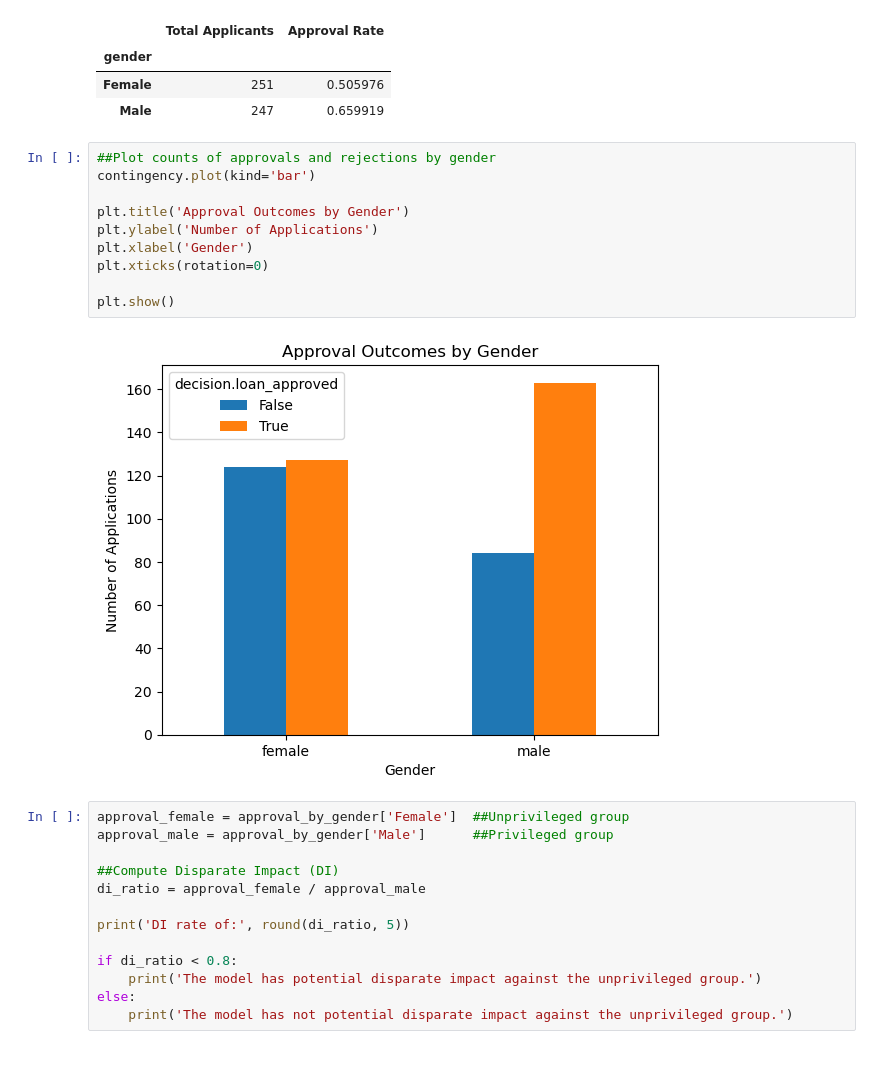
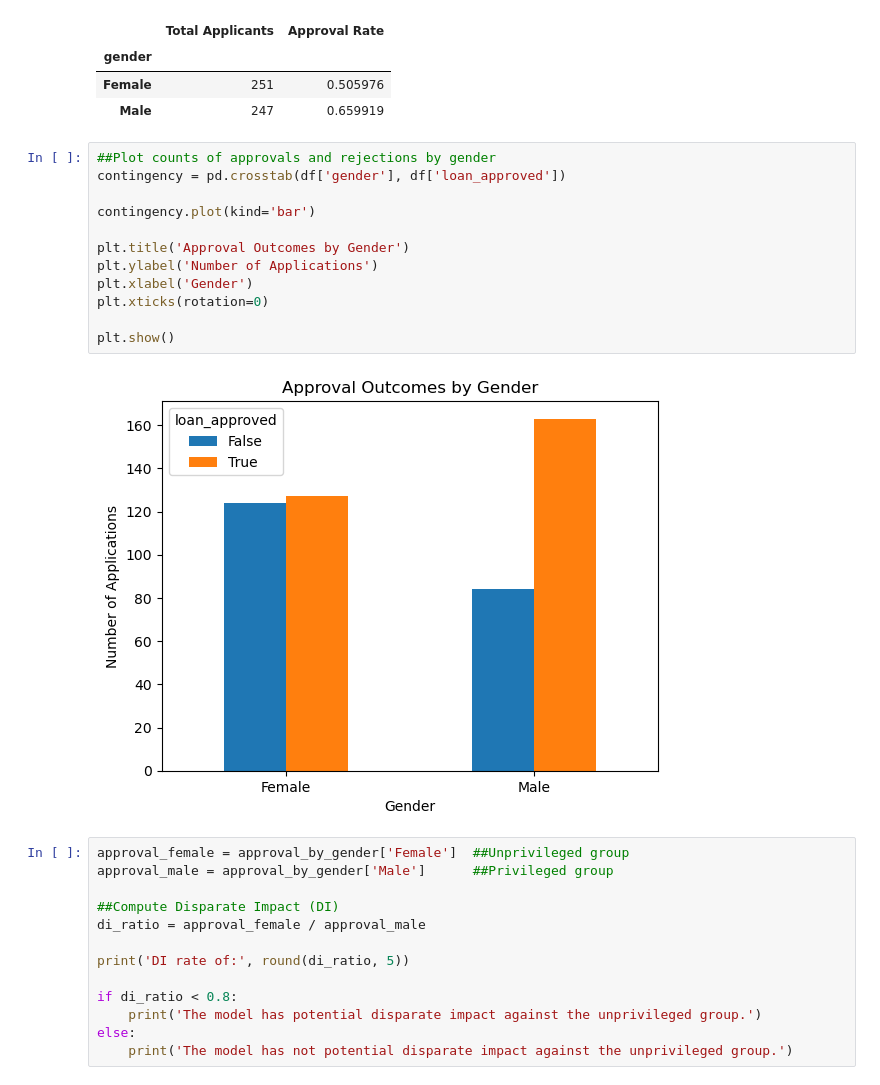
Before and after one commit to Beatrizboal/dego-project-team7, a Jupyter notebook: notebooks/02-bias-analysis.ipynb, the cells around one changed output. Saved outputs shown, nothing was run; the diff lists cells and outputs as text.

```diff
--- a/notebooks/02-bias-analysis.ipynb
+++ b/notebooks/02-bias-analysis.ipynb
@@ -132,16 +131,18 @@ summary_gender
 | Male | 247 | 0.659919 |
 # %%
 ##Plot counts of approvals and rejections by gender
+contingency = pd.crosstab(df['gender'], df['loan_approved'])
+
 contingency.plot(kind='bar')
 
 plt.title('Approval Outcomes by Gender')
 plt.ylabel('Number of Applications')
 plt.xlabel('Gender')
 plt.xticks(rotation=0)
 
 plt.show()
 # %% [output]
-[figure, old version]
+[figure, new version]
 # %%
 approval_female = approval_by_gender['Female']  ##Unprivileged group
 approval_male = approval_by_gender['Male']      ##Privileged group
```
Also changed, not shown: parts of 9 cells of this notebook.
